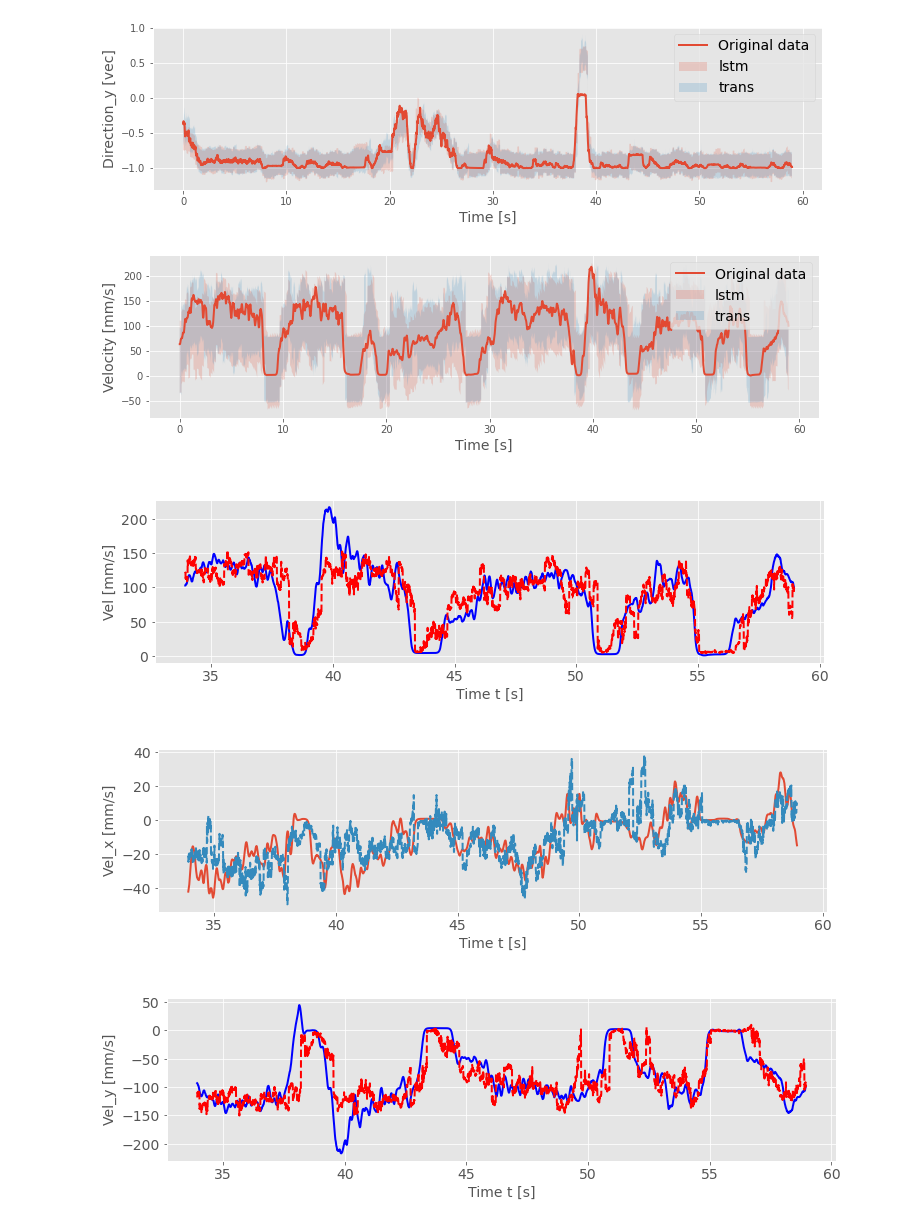
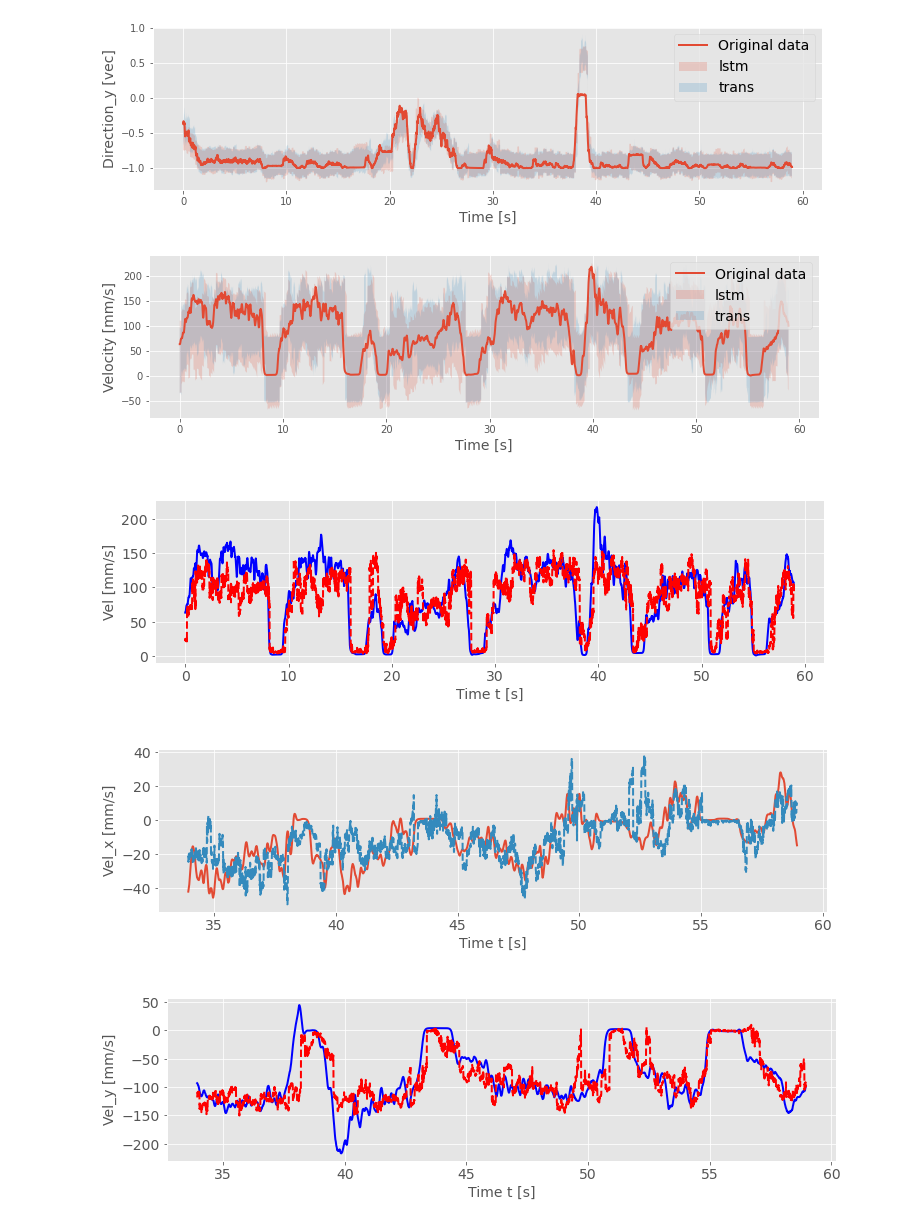
Before and after one commit to wangyuchen0217/cricket-motion-prediction, a Jupyter notebook: prediction_intervals.ipynb, the cells around one changed output. Drawn from its saved outputs; the diff is of its cells as text; code cells hidden in the pictures.

```diff
--- a/prediction_intervals.ipynb
+++ b/prediction_intervals.ipynb
@@ -88,8 +88,8 @@ def vel_results_visualization(model_type,
     t_test = np.arange(0, end, 1/119.88)
 
     plt.figure(figsize=(12, 3))
-    plt.plot(t_test[-3000:],label_test[-3000:,0],label='Original data',c='blue',linewidth=2)
-    plt.plot(t_test[-3000:],pred_test[-3000:,0],label='Prediction',c='red',linestyle='--',linewidth=2)
+    plt.plot(t_test,label_test[:,0],label='Original data',c='blue',linewidth=2)
+    plt.plot(t_test,pred_test[:,0],label='Prediction',c='red',linestyle='--',linewidth=2)
     plt.xticks(fontsize=14)
     plt.yticks(fontsize=14)
     plt.xlabel('Time t [s]',fontsize=14)
@@ -111,34 +111,34 @@ def vel_results_visualization(model_type,
     #plt.savefig(fold_path + "/Evaluation/Results/" + model_type + "_" + str(window_size) + "_" + str(time_step) + "_" + cricket_number + "_Vel_x_" + input_pattern +  ".png",bbox_inches = 'tight')
     #plt.legend(fontsize=14)
 
     plt.figure(figsize=(12, 3))
     plt.plot(t_test[-3000:],label_test[-3000:,2],label='Original data',c='blue',linewidth=2)
     plt.plot(t_test[-3000:],pred_test[-3000:,2],label='Prediction',c='red',linestyle='--',linewidth=2)
     plt.xticks(fontsize=14)
     plt.yticks(fontsize=14)
     plt.xlabel('Time t [s]',fontsize=14)
     plt.ylabel('Vel_y [mm/s]',fontsize=14)
     plt.title('Vel_y_'+cricket_number,fontsize=14)
     plt.show()
     #plt.savefig(fold_path + "/Evaluation/Results/" + model_type + "_" + str(window_size) + "_" + str(time_step) + "_" + cricket_number + "_Vel_y_" + input_pattern +  ".png",bbox_inches = 'tight')
     #plt.legend(fontsize=14)
 
 fold_path = os.getcwd()
 # model_type = "trans" # ["lstm","hlstm","arx","trans"]
 window_size = 100
 time_step = 20
 cricket_number = "c21"
 input_pattern = "pattern1" # ["pattern1(All)","pattern2(ThC+2FTi hind leg)","pattern3(THC)"]
 
 pred_intervals_direction(fold_path, window_size, time_step, cricket_number, input_pattern)
 pred_intervals_vel(fold_path, window_size, time_step, cricket_number, input_pattern)
 
 vel_results_visualization("trans",window_size,time_step,cricket_number,input_pattern,fold_path)
 # %% [output]
 [figure]
 [figure]
 [figure]
-[figure, old version]
+[figure, new version]
 [figure]
 [figure]
 # %%
```
